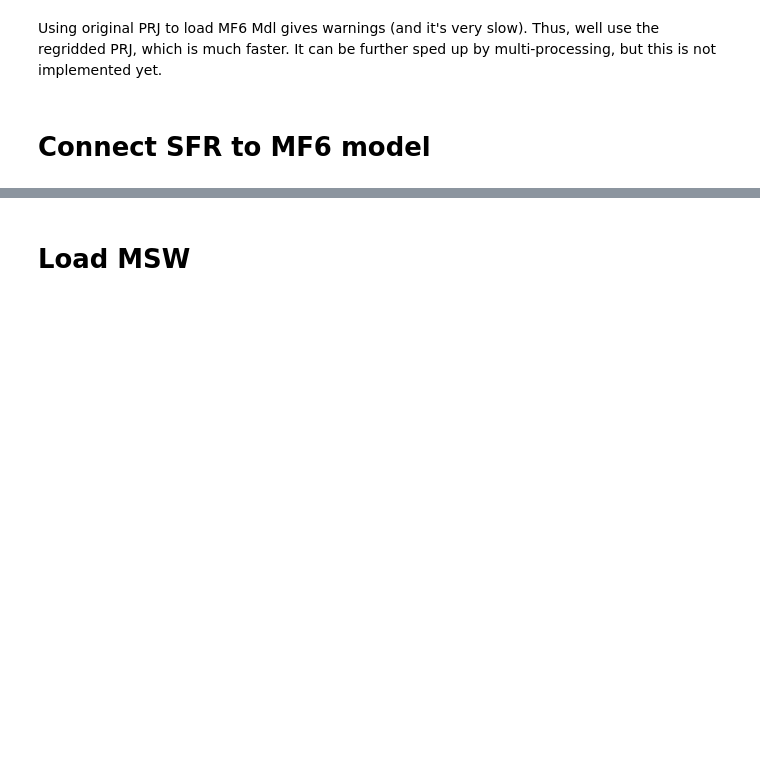
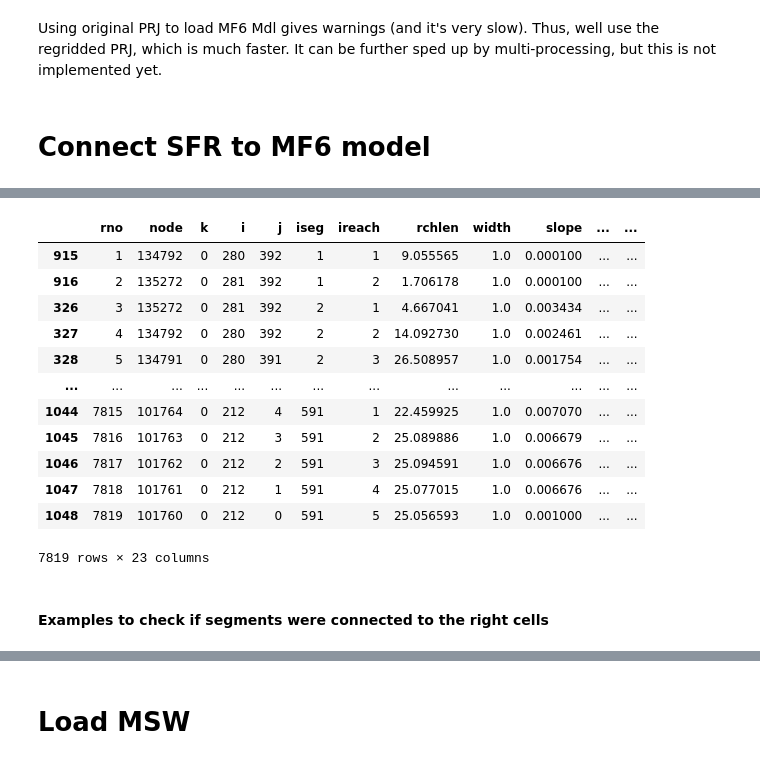
Before and after one commit to Ydrolog/WS_Mdl, a Jupyter notebook: code/Jupyter/PrP/SFRmaker/SFRmaker_NBr33.ipynb, the cells around one changed output, grey strips where cells are left out. Cells and saved outputs as stored; diff of their text form; code cells hidden in the pictures; blank space fills up the shorter version.

```diff
--- a/code/Jupyter/PrP/SFRmaker/SFRmaker_NBr33.ipynb
+++ b/code/Jupyter/PrP/SFRmaker/SFRmaker_NBr33.ipynb
@@ -763 +720,4 @@ for k in DF_grid['k'].unique():
+# %%
+for k in GDF_grid['k'].unique():
+    GDF_grid.loc[GDF_grid['k'] == k, 'geometry'] = L0_geom
 # %%
@@ -842,0 +727,2 @@ print(f"Grid size: {sfrmaker_grid.size}")
+# %%
+GDF_grid = GDF_grid.set_geometry('geometry', crs=DS.rio.crs)
@@ -842,0 +749,2 @@ print(f"Grid size: {sfrmaker_grid.size}")
+# %%
+SFR_grid_L1 = sfr.StructuredGrid.from_dataframe(GDF_grid[GDF_grid['k']==0], crs=G.crs)
@@ -842,0 +766,2 @@ print(f"Grid size: {sfrmaker_grid.size}")
+# %%
+SFR_data = lines.to_sfr(grid=SFR_grid_L1)
@@ -842,0 +786,19 @@ print(f"Grid size: {sfrmaker_grid.size}")
+# %%
+DF_reach = SFR_data.reach_data
+DF_reach
+# %% [output]
+|  | rno | node | k | i | j | iseg | ireach | rchlen | width | slope | ... | ... |
+| 915 | 1 | 134792 | 0 | 280 | 392 | 1 | 1 | 9.055565 | 1.0 | 0.000100 | ... | ... |
+| 916 | 2 | 135272 | 0 | 281 | 392 | 1 | 2 | 1.706178 | 1.0 | 0.000100 | ... | ... |
+| 326 | 3 | 135272 | 0 | 281 | 392 | 2 | 1 | 4.667041 | 1.0 | 0.003434 | ... | ... |
+| 327 | 4 | 134792 | 0 | 280 | 392 | 2 | 2 | 14.092730 | 1.0 | 0.002461 | ... | ... |
+| 328 | 5 | 134791 | 0 | 280 | 391 | 2 | 3 | 26.508957 | 1.0 | 0.001754 | ... | ... |
+| ... | ... | ... | ... | ... | ... | ... | ... | ... | ... | ... | ... | ... |
+| 1044 | 7815 | 101764 | 0 | 212 | 4 | 591 | 1 | 22.459925 | 1.0 | 0.007070 | ... | ... |
+| 1045 | 7816 | 101763 | 0 | 212 | 3 | 591 | 2 | 25.089886 | 1.0 | 0.006679 | ... | ... |
+| 1046 | 7817 | 101762 | 0 | 212 | 2 | 591 | 3 | 25.094591 | 1.0 | 0.006676 | ... | ... |
+| 1047 | 7818 | 101761 | 0 | 212 | 1 | 591 | 4 | 25.077015 | 1.0 | 0.006676 | ... | ... |
+| 1048 | 7819 | 101760 | 0 | 212 | 0 | 591 | 5 | 25.056593 | 1.0 | 0.001000 | ... | ... |
+7819 rows × 23 columns
+# %% [markdown]
+#### Examples to check if segments were connected to the right cells
```
Also changed, not shown: parts of 34 cells of this notebook, 1 other file.
